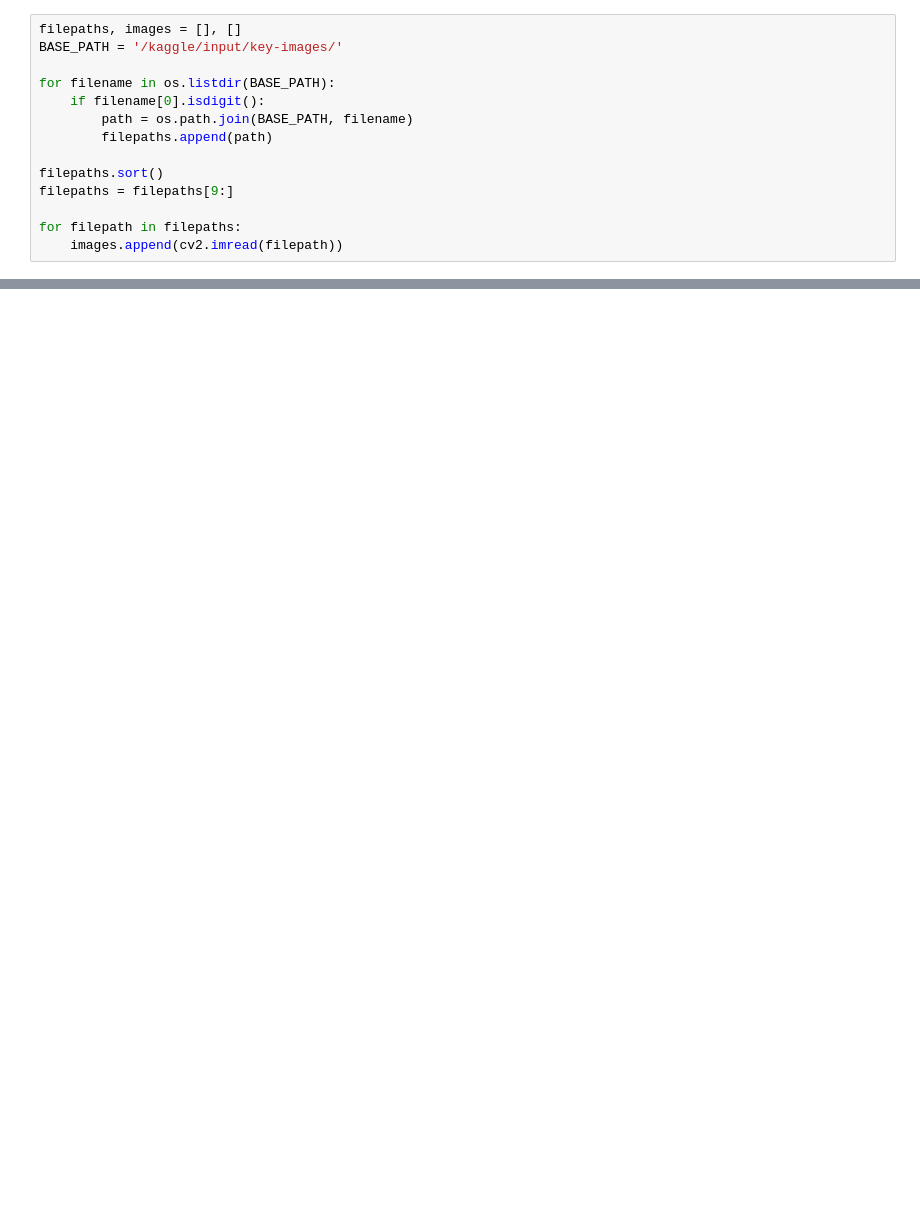
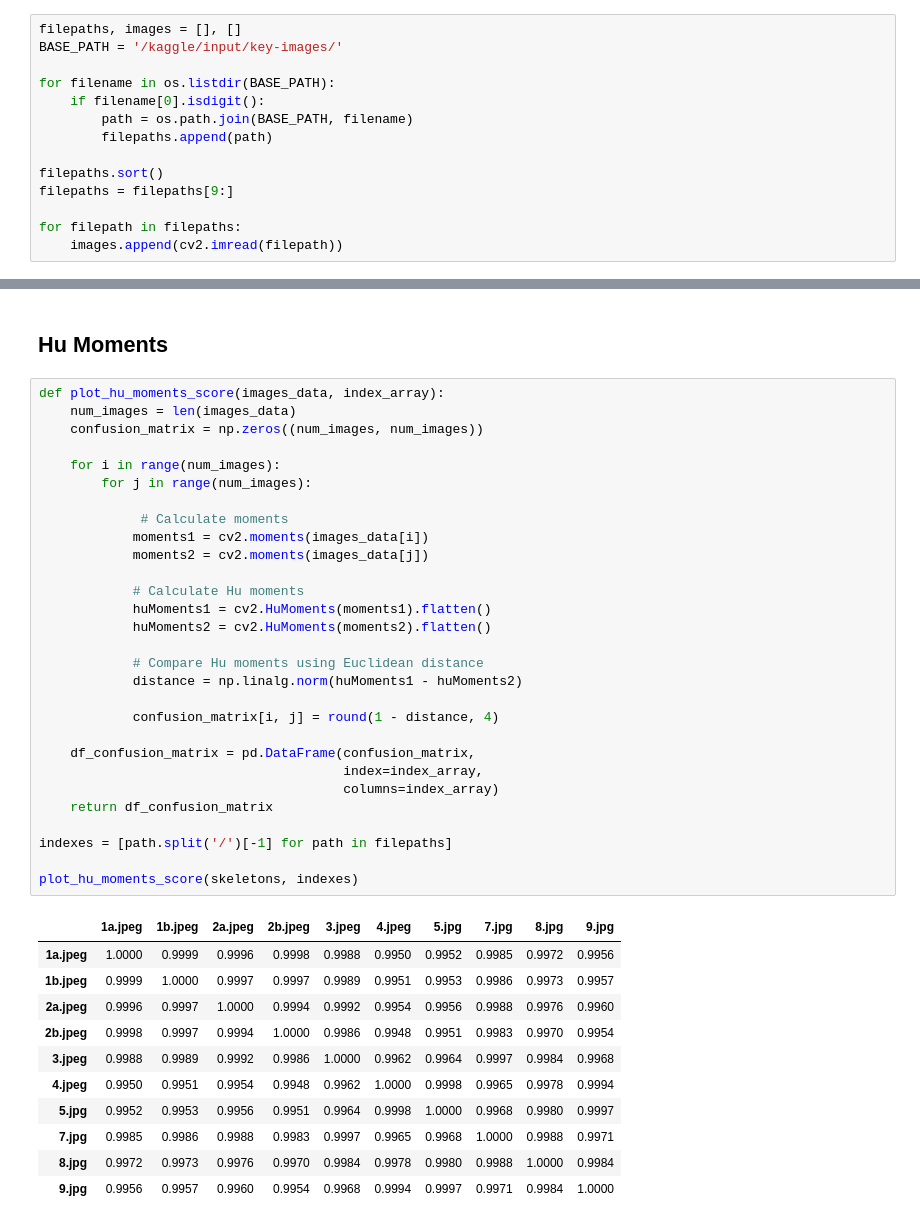
Before and after one commit to FaizanAli-io/Kaggle-Notebooks, a Jupyter notebook: skeleton-matching.ipynb, the cells around one changed output, grey strips where cells are left out. Saved outputs shown, nothing was run; the diff lists cells and outputs as text; blank space fills up the shorter version.

```diff
--- a/skeleton-matching.ipynb
+++ b/skeleton-matching.ipynb
@@ -316,0 +286,43 @@ plot_confusion_matrix(skeletons, indexes)
+# %% [markdown]
+## Hu Moments
+# %%
+def plot_hu_moments_score(images_data, index_array):
+    num_images = len(images_data)
+    confusion_matrix = np.zeros((num_images, num_images))
+
+    for i in range(num_images):
+        for j in range(num_images):
+
+             # Calculate moments
+            moments1 = cv2.moments(images_data[i])
+            moments2 = cv2.moments(images_data[j])
+
+            # Calculate Hu moments
+            huMoments1 = cv2.HuMoments(moments1).flatten()
+            huMoments2 = cv2.HuMoments(moments2).flatten()
+
+            # Compare Hu moments using Euclidean distance
+            distance = np.linalg.norm(huMoments1 - huMoments2)
+
+            confusion_matrix[i, j] = round(1 - distance, 4)
+
+    df_confusion_matrix = pd.DataFrame(confusion_matrix,
+                                       index=index_array,
+                                       columns=index_array)
+    return df_confusion_matrix
+
+indexes = [path.split('/')[-1] for path in filepaths]
+
+plot_hu_moments_score(skeletons, indexes)
+# %% [output]
+|  | 1a.jpeg | 1b.jpeg | 2a.jpeg | 2b.jpeg | 3.jpeg | 4.jpeg | 5.jpg | 7.jpg | 8.jpg | 9.jpg |
+| 1a.jpeg | 1.0000 | 0.9999 | 0.9996 | 0.9998 | 0.9988 | 0.9950 | 0.9952 | 0.9985 | 0.9972 | 0.9956 |
+| 1b.jpeg | 0.9999 | 1.0000 | 0.9997 | 0.9997 | 0.9989 | 0.9951 | 0.9953 | 0.9986 | 0.9973 | 0.9957 |
+| 2a.jpeg | 0.9996 | 0.9997 | 1.0000 | 0.9994 | 0.9992 | 0.9954 | 0.9956 | 0.9988 | 0.9976 | 0.9960 |
+| 2b.jpeg | 0.9998 | 0.9997 | 0.9994 | 1.0000 | 0.9986 | 0.9948 | 0.9951 | 0.9983 | 0.9970 | 0.9954 |
+| 3.jpeg | 0.9988 | 0.9989 | 0.9992 | 0.9986 | 1.0000 | 0.9962 | 0.9964 | 0.9997 | 0.9984 | 0.9968 |
+| 4.jpeg | 0.9950 | 0.9951 | 0.9954 | 0.9948 | 0.9962 | 1.0000 | 0.9998 | 0.9965 | 0.9978 | 0.9994 |
+| 5.jpg | 0.9952 | 0.9953 | 0.9956 | 0.9951 | 0.9964 | 0.9998 | 1.0000 | 0.9968 | 0.9980 | 0.9997 |
+| 7.jpg | 0.9985 | 0.9986 | 0.9988 | 0.9983 | 0.9997 | 0.9965 | 0.9968 | 1.0000 | 0.9988 | 0.9971 |
+| 8.jpg | 0.9972 | 0.9973 | 0.9976 | 0.9970 | 0.9984 | 0.9978 | 0.9980 | 0.9988 | 1.0000 | 0.9984 |
+| 9.jpg | 0.9956 | 0.9957 | 0.9960 | 0.9954 | 0.9968 | 0.9994 | 0.9997 | 0.9971 | 0.9984 | 1.0000 |
```
Also changed, not shown: parts of 14 cells of this notebook.
